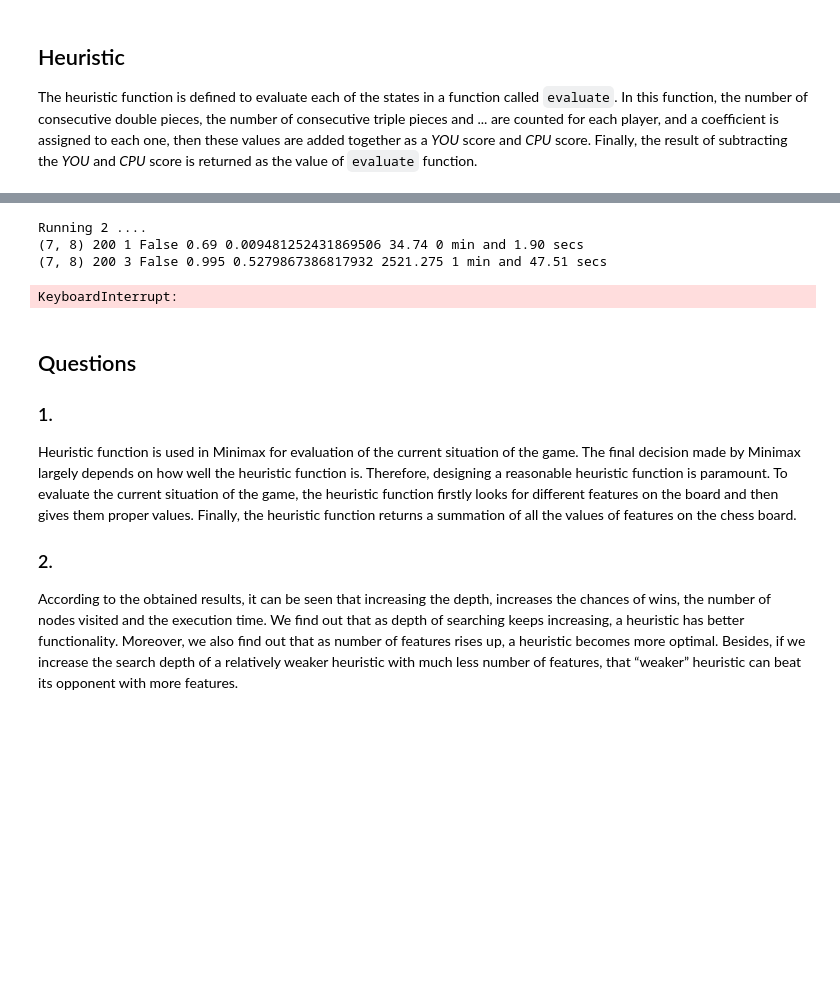
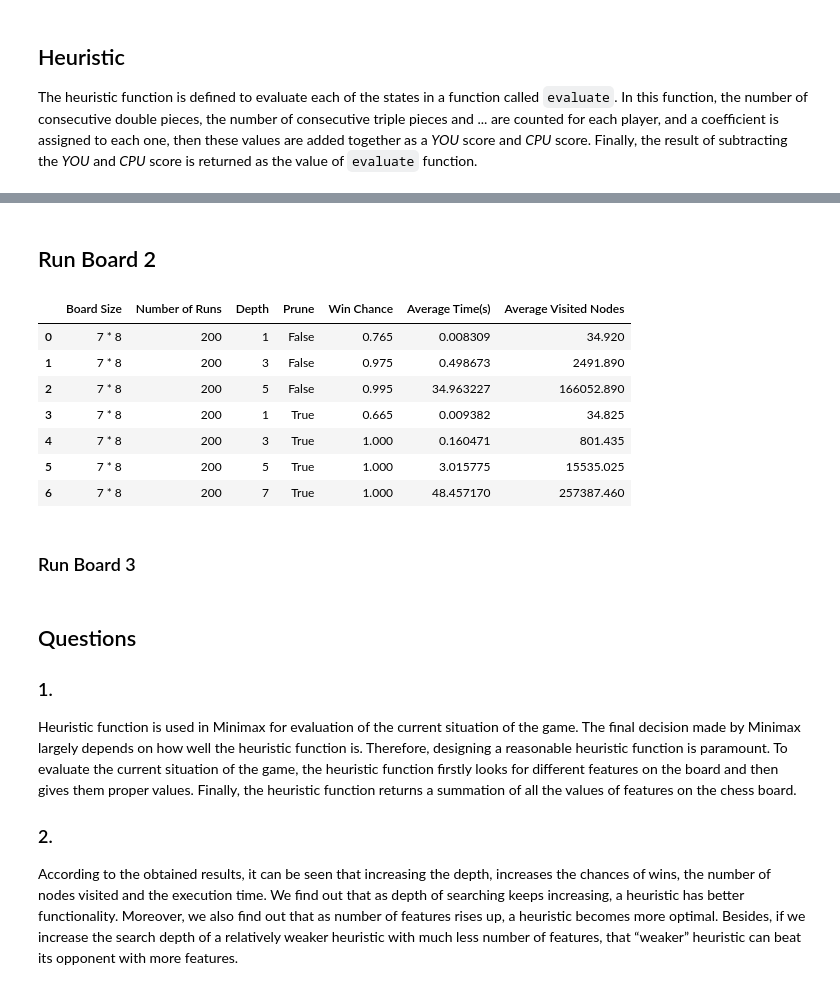
Before and after one commit to mohammadsaadati80/Connect4-Min-Max, a Jupyter notebook: AI-CA2-Game.ipynb, the cells around one changed output, grey strips where cells are left out. Saved outputs shown, nothing was run; the diff lists cells and outputs as text; code cells hidden in the pictures; blank space fills up the shorter version.

Commit message:
Run board 2 + Report remain

```diff
--- a/AI-CA2-Game.ipynb
+++ b/AI-CA2-Game.ipynb
@@ -588,26 +576,34 @@ FINISH 1 111 min and 25.11 secs
+# %% [markdown]
+## Run Board 2
 # %%
 result_data = {'Board Size':[],
                'Number of Runs':[],
                 'Depth':[],
                 'Prune':[],
                 'Win Chance':[],
                 'Average Time(s)':[],
                 'Average Visited Nodes':[]}
 
 # print("Result for", NUMBER_OF_RUN, "runs ....")
 print("Running 2 ....")
 s_total_time = time()
 run_game(board_sizes_to_check[1], 200)
 
 print("FINISH 2", int((time() - s_total_time)/60), "min and", '%.2f'%((time() - s_total_time)%60), "secs")
-result_df = pd.DataFrame(reslult_data)
+result_df = pd.DataFrame(result_data)
 result_df.to_csv('result_of_runs_2.csv')
 result_df
 # %% [output]
-Running 2 ....
-(7, 8) 200 1 False 0.69 0.009481252431869506 34.74 0 min and 1.90 secs
-(7, 8) 200 3 False 0.995 0.5279867386817932 2521.275 1 min and 47.51 secs
-KeyboardInterrupt:
+|  | Board Size | Number of Runs | Depth | Prune | Win Chance | Average Time(s) | Average Visited Nodes |
+| 0 | 7 * 8 | 200 | 1 | False | 0.765 | 0.008309 | 34.920 |
+| 1 | 7 * 8 | 200 | 3 | False | 0.975 | 0.498673 | 2491.890 |
+| 2 | 7 * 8 | 200 | 5 | False | 0.995 | 34.963227 | 166052.890 |
+| 3 | 7 * 8 | 200 | 1 | True | 0.665 | 0.009382 | 34.825 |
+| 4 | 7 * 8 | 200 | 3 | True | 1.000 | 0.160471 | 801.435 |
+| 5 | 7 * 8 | 200 | 5 | True | 1.000 | 3.015775 | 15535.025 |
+| 6 | 7 * 8 | 200 | 7 | True | 1.000 | 48.457170 | 257387.460 |
+# %% [markdown]
+### Run Board 3
 # %%
 result_data = {'Board Size':[],
                'Number of Runs':[],
```
Also changed, not shown: parts of 5 cells of this notebook, 2 other files.
